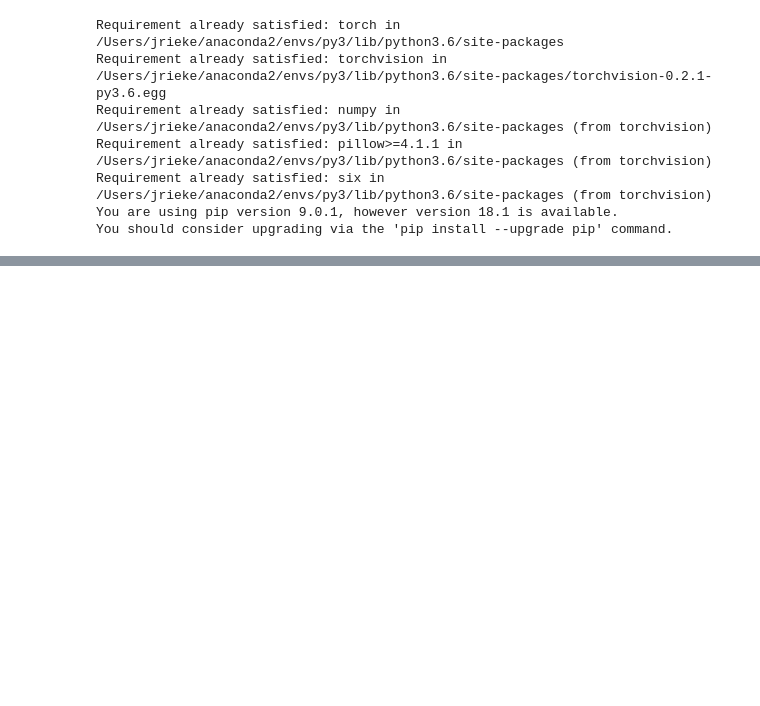
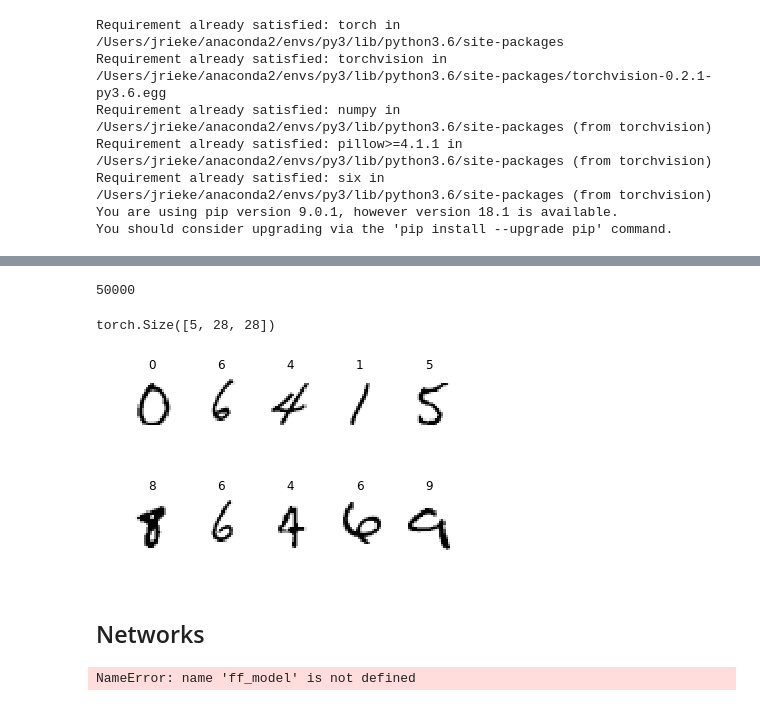
Before and after one commit to jrieke/feedback-nns, a Jupyter notebook: feedback_connections.ipynb, the cells around one changed output, grey strips where cells are left out. Saved outputs shown, nothing was run; the diff lists cells and outputs as text; code cells hidden in the pictures; blank space fills up the shorter version.

Commit message:
Trained sequential feedforward and feedback net on sequential dataset

```diff
--- a/feedback_connections.ipynb
+++ b/feedback_connections.ipynb
@@ -274,0 +246,54 @@ Test set: Average loss: 1.3945, Accuracy: 7164/10000 (72%)
+# %%
+num_allowed_seqs = 100
+seq_len = 5
+
+allowed_seqs = np.random.randint(0, 10, (num_allowed_seqs, seq_len))
+# %%
+import random
+
+class ImageSequenceDataset(torch.utils.data.Dataset):
+    def __init__(self, allowed_seqs, image_dataset, num_classes, num_samples=10000):
+        self.num_samples = num_samples
+        self.allowed_seqs = allowed_seqs
+        self.images_per_class = {i: [] for i in range(num_classes)}
+        for image, class_ in train_dataset:
+            self.images_per_class[class_.item()].append(image)
+
+    def __len__(self):
+        return self.num_samples
+
+    def __getitem__(self, i):
+        seq = self.allowed_seqs[i % len(self.allowed_seqs)]
+        images = [random.choice(self.images_per_class[class_]) for class_ in seq]
+        return torch.cat(images), seq
+# %%
+def plot_image_sequence(images, targets):
+    for i in range(len(images)):
+        plt.subplot(1, len(images), i+1)
+        plt.imshow(images[i], cmap='Greys')
+        plt.axis('off')
+        plt.title(targets[i])
+# %%
+seq_train_dataset = ImageSequenceDataset(allowed_seqs, train_dataset, 10, num_samples=50000)
+seq_test_dataset = ImageSequenceDataset(allowed_seqs, test_dataset, 10, num_samples=10000)
+
+seq_train_loader = torch.utils.data.DataLoader(seq_train_dataset, batch_size=params['batch_size'], shuffle=True, **kwargs)
+seq_test_loader = torch.utils.data.DataLoader(seq_test_dataset, batch_size=params['batch_size_eval'], shuffle=False, **kwargs)
+# %%
+len(seq_train_dataset)
+# %% [output]
+50000
+# %%
+seq_train_dataset[0][0].shape
+# %% [output]
+torch.Size([5, 28, 28])
+# %%
+plot_image_sequence(*seq_train_dataset[0])
+# %% [output]
+[figure, added]
+# %%
+plot_image_sequence(*seq_train_dataset[1])
+# %% [output]
+[figure, added]
+# %% [markdown]
+## Networks
@@ -274,0 +408,10 @@ Test set: Average loss: 1.3945, Accuracy: 7164/10000 (72%)
+# %%
+imgs = seq_train_dataset[0][0]
+model = SequentialFeedbackNet()
+model.forward1.weight.data = ff_model.forward1.weight.data.clone()
+model.forward1.bias.data = ff_model.forward1.bias.data.clone()
+model.forward2.weight.data = ff_model.forward2.weight.data.clone()
+model.forward2.bias.data = ff_model.forward2.bias.data.clone()
+model(imgs[None], no_feedback=False)
+# %% [output]
+NameError: name 'ff_model' is not defined
```
Also changed, not shown: parts of 40 cells of this notebook.
